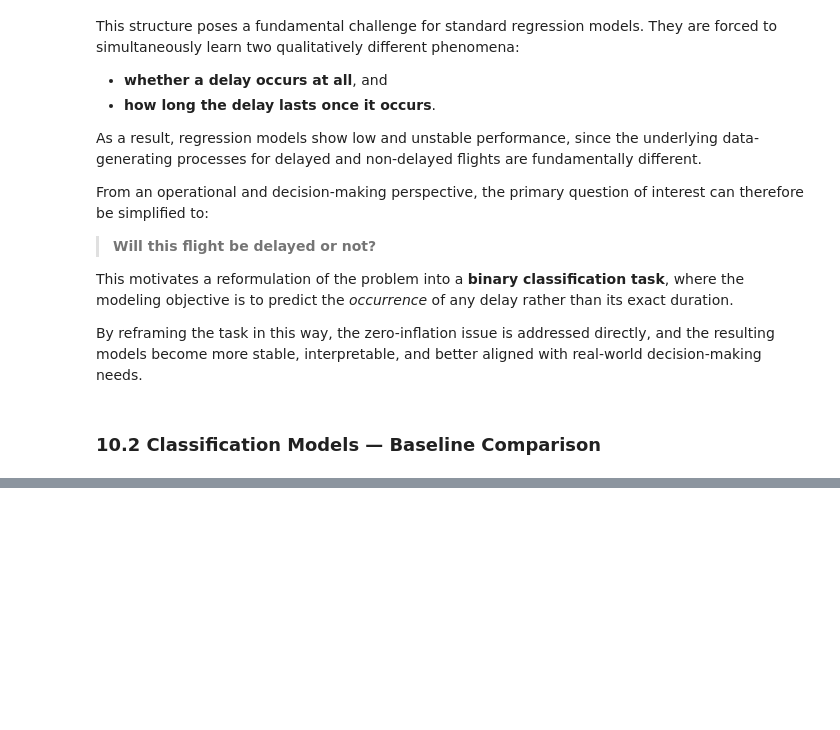
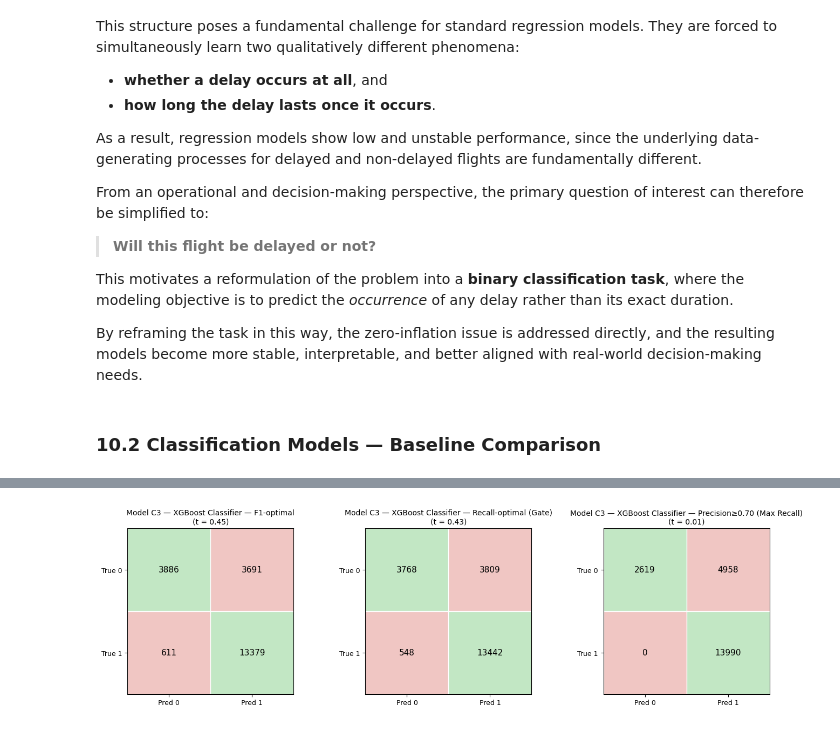
Before and after one commit to Johannes-Kutsch/flight-delay-prediction-challenge, a Jupyter notebook: Notebooks_Personal/Nazila.ipynb, the cells around one changed output, grey strips where cells are left out. Cells and saved outputs as stored; diff of their text form; code cells hidden in the pictures; blank space fills up the shorter version.

```diff
--- a/Notebooks_Personal/Nazila.ipynb
+++ b/Notebooks_Personal/Nazila.ipynb
@@ -5037,0 +6125,97 @@ ImportError: cannot import name '_fit_context' from 'sklearn.base' (/Users/nazil
+# %%
+# ============================================
+# Threshold Optimization — Model Selection
+# (F1-optimal | Recall-optimal | Precision≥0.70 + Max Recall)
+# ============================================
+
+# Select model probabilities
+y_proba_best = y_proba_c3
+model_label  = "Model C3 — XGBoost Classifier"
+
+# ============================================
+# Threshold Optimization
+# ============================================
+
+# ---------------------
+# Step D — Threshold sweep
+# ---------------------
+sweep_df = threshold_sweep(y_val_cls, y_proba_best)
+
+display(sweep_df.round(3).head())
+
+# ---------------------
+# Step E — Select thresholds by objective
+# ---------------------
+
+# 1) F1-optimal threshold
+t_f1, name_f1 = choose_threshold_by_objective(
+    sweep_df,
+    objective="f1_max"
+)
+
+# 2) Recall-optimal threshold (gate for regression)
+t_rec, name_rec = choose_threshold_by_objective(
+    sweep_df,
+    objective="recall_at",
+    target=0.96
+)
+
+# 3) Precision ≥ 0.70 with MAX recall
+t_prec_rec, name_prec_rec = choose_threshold_by_objective(
+    sweep_df,
+    objective="precision_at",
+    target=0.70
+)
+
+print(f"F1-optimal threshold: {t_f1:.2f} ({name_f1})")
+print(f"Recall ≥ 0.96 threshold: {t_rec:.2f} ({name_rec})")
+print(f"Precision ≥ 0.70 (max recall) threshold: {t_prec_rec:.2f} ({name_prec_rec})")
+
+# ---------------------
+# Step F — Evaluation at selected thresholds
+# ---------------------
+fig, axes = plt.subplots(1, 3, figsize=(13, 4))
+
+res_f1 = show_at_threshold(
+    y_val_cls,
+    y_proba_best,
+    t_f1,
+    f"{model_label} — F1-optimal",
+    ax=axes[0]
+)
+
+res_rec = show_at_threshold(
+    y_val_cls,
+    y_proba_best,
+    t_rec,
+    f"{model_label} — Recall-optimal (Gate)",
+    ax=axes[1]
+)
+
+res_prec_rec = show_at_threshold(
+    y_val_cls,
+    y_proba_best,
+    t_prec_rec,
+    f"{model_label} — Precision≥0.70 (Max Recall)",
+    ax=axes[2]
+)
+
+plt.subplots_adjust(
+    left=0.05,
+    right=0.98,
+    wspace=0.35
+)
+plt.show()
+
+# ---------------------
+# Summary tables
+# ---------------------
+print("\nF1-optimal threshold metrics:")
+display(pd.DataFrame([res_f1]).round(4))
+
+print("\nRecall-optimal threshold metrics:")
+display(pd.DataFrame([res_rec]).round(4))
+
+print("\nPrecision ≥ 0.70 (Max Recall) threshold metrics:")
+display(pd.DataFrame([res_prec_rec]).round(4))
+# %% [output]
@@ -5037,0 +6231 @@ ImportError: cannot import name '_fit_context' from 'sklearn.base' (/Users/nazil
+[figure, added]
```
Also changed, not shown: parts of 41 cells of this notebook.
